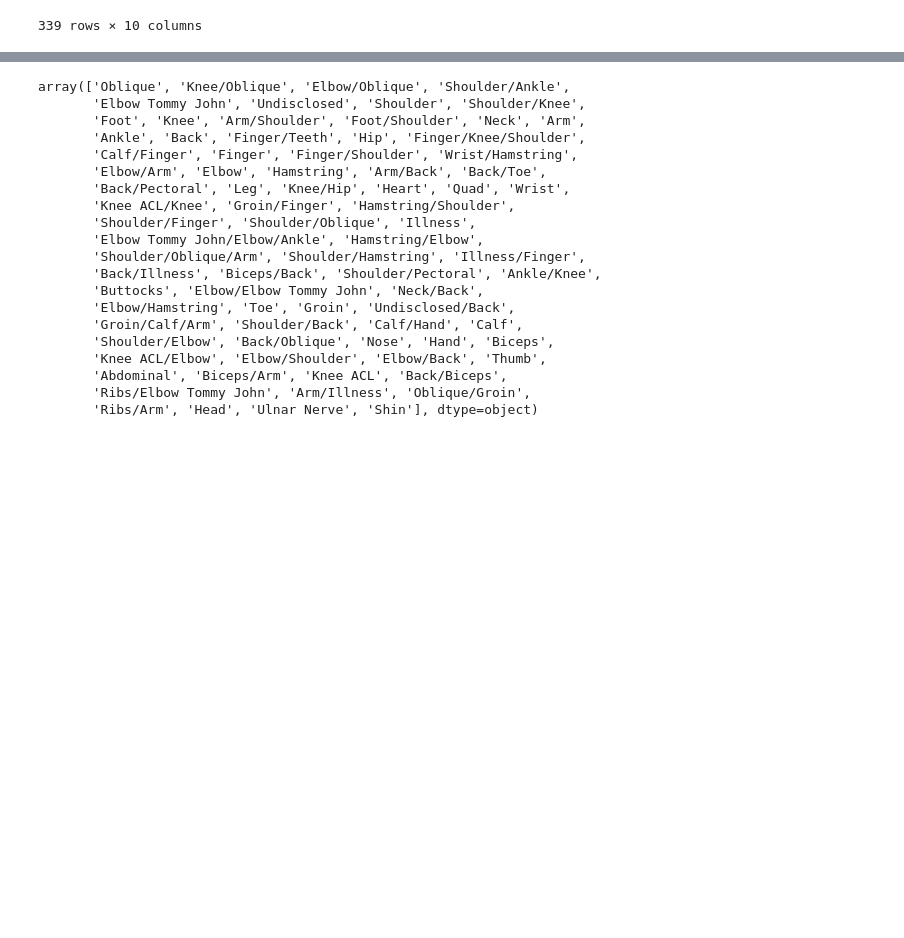
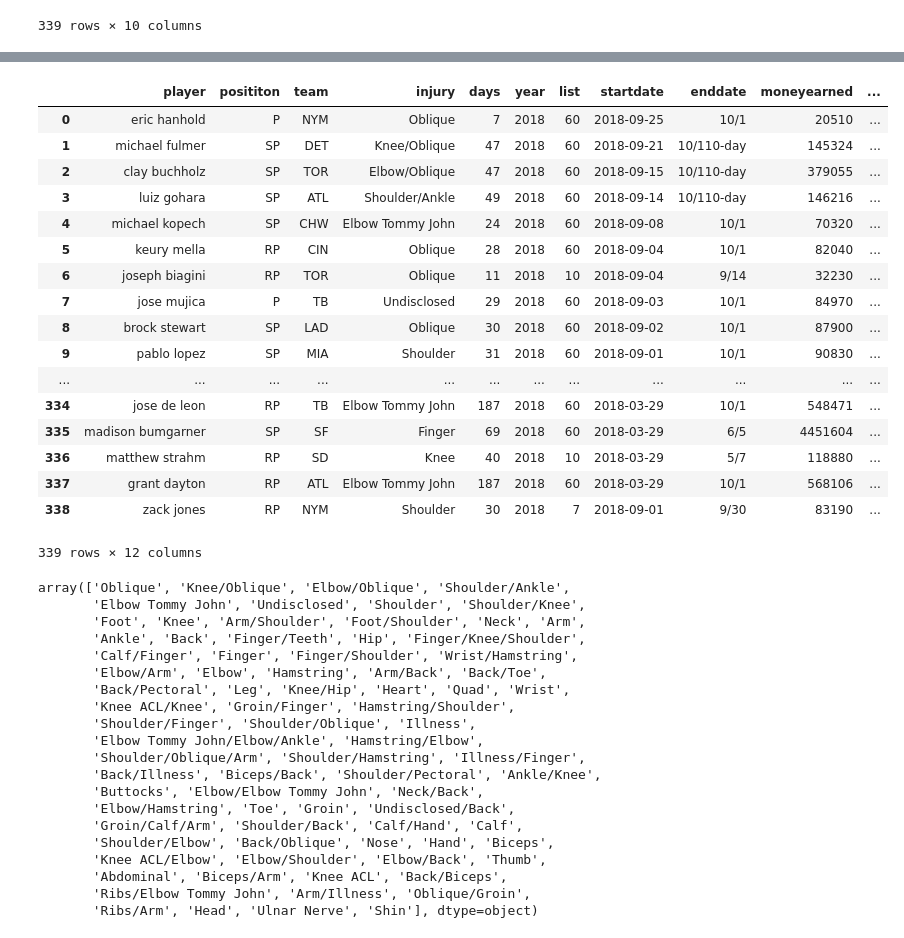
Before and after one commit to t-phill/mlb_injuries, a Jupyter notebook: src/db2.ipynb, the cells around one changed output, grey strips where cells are left out. Cells and saved outputs as stored; diff of their text form; code cells hidden in the pictures; blank space fills up the shorter version.

```diff
--- a/src/db2.ipynb
+++ b/src/db2.ipynb
@@ -56,0 +91,23 @@ dl
+# %%
+dl['last'] = lasts
+dl['first'] = firsts
+dl
+# %% [output]
+|  | player | posititon | team | injury | days | year | list | startdate | enddate | moneyearned | ... |
+| 0 | eric hanhold | P | NYM | Oblique | 7 | 2018 | 60 | 2018-09-25 | 10/1 | 20510 | ... |
+| 1 | michael fulmer | SP | DET | Knee/Oblique | 47 | 2018 | 60 | 2018-09-21 | 10/110-day | 145324 | ... |
+| 2 | clay buchholz | SP | TOR | Elbow/Oblique | 47 | 2018 | 60 | 2018-09-15 | 10/110-day | 379055 | ... |
+| 3 | luiz gohara | SP | ATL | Shoulder/Ankle | 49 | 2018 | 60 | 2018-09-14 | 10/110-day | 146216 | ... |
+| 4 | michael kopech | SP | CHW | Elbow Tommy John | 24 | 2018 | 60 | 2018-09-08 | 10/1 | 70320 | ... |
+| 5 | keury mella | RP | CIN | Oblique | 28 | 2018 | 60 | 2018-09-04 | 10/1 | 82040 | ... |
+| 6 | joseph biagini | RP | TOR | Oblique | 11 | 2018 | 10 | 2018-09-04 | 9/14 | 32230 | ... |
+| 7 | jose mujica | P | TB | Undisclosed | 29 | 2018 | 60 | 2018-09-03 | 10/1 | 84970 | ... |
+| 8 | brock stewart | SP | LAD | Oblique | 30 | 2018 | 60 | 2018-09-02 | 10/1 | 87900 | ... |
+| 9 | pablo lopez | SP | MIA | Shoulder | 31 | 2018 | 60 | 2018-09-01 | 10/1 | 90830 | ... |
+| ... | ... | ... | ... | ... | ... | ... | ... | ... | ... | ... | ... |
+| 334 | jose de leon | RP | TB | Elbow Tommy John | 187 | 2018 | 60 | 2018-03-29 | 10/1 | 548471 | ... |
+| 335 | madison bumgarner | SP | SF | Finger | 69 | 2018 | 60 | 2018-03-29 | 6/5 | 4451604 | ... |
+| 336 | matthew strahm | RP | SD | Knee | 40 | 2018 | 10 | 2018-03-29 | 5/7 | 118880 | ... |
+| 337 | grant dayton | RP | ATL | Elbow Tommy John | 187 | 2018 | 60 | 2018-03-29 | 10/1 | 568106 | ... |
+| 338 | zack jones | RP | NYM | Shoulder | 30 | 2018 | 7 | 2018-09-01 | 9/30 | 83190 | ... |
+339 rows × 12 columns
```
Also changed, not shown: parts of 21 cells of this notebook.
